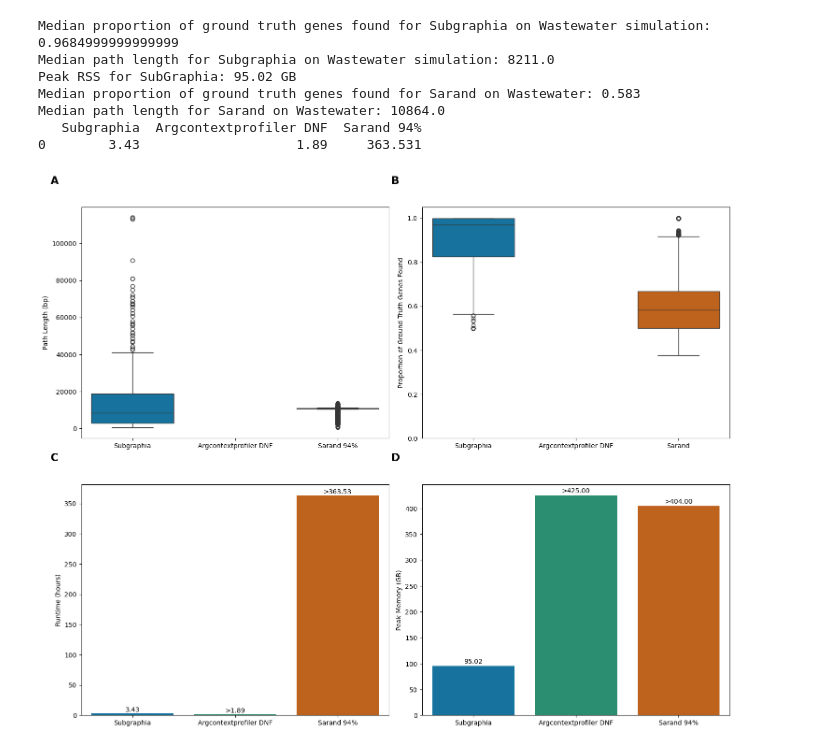
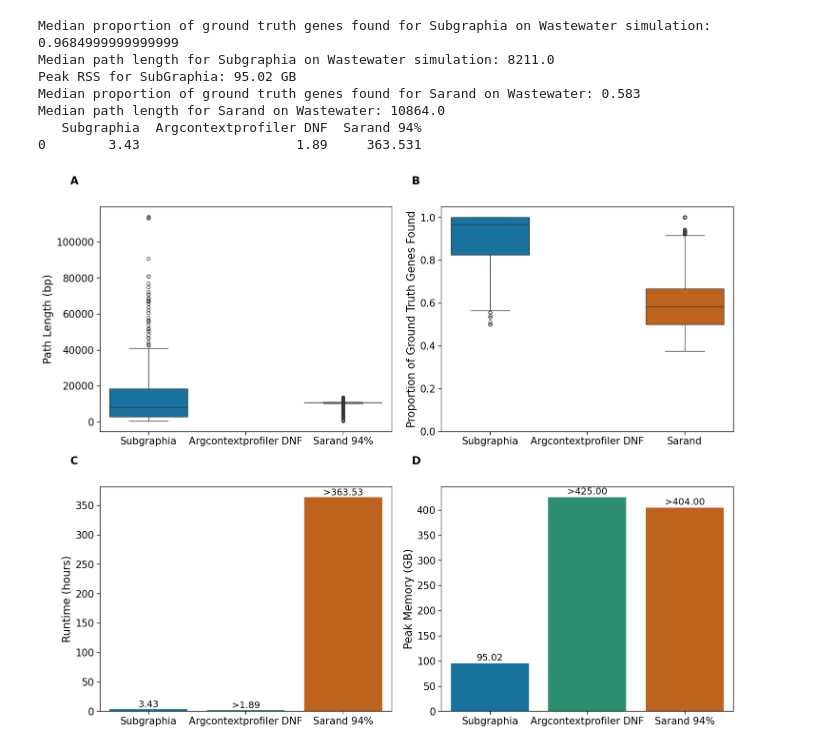
Before and after one commit to maguire-lab/subgraphia_analyses, a Jupyter notebook: benchmarking_fig5/benchmark_figs.ipynb, the cells around one changed output. Cells and saved outputs as stored; diff of their text form; code cells hidden in the pictures.

```diff
--- a/benchmarking_fig5/benchmark_figs.ipynb
+++ b/benchmarking_fig5/benchmark_figs.ipynb
@@ -131,6 +131,7 @@ memory_df = pd.DataFrame({
 })
 
 tool_palette = ['#007bb4ff','#1B9E77FF', '#D95F02FF']
+sns.set_context("paper", font_scale=1.7)
 # create a four panel figure with proportion-query-genes-found, length, runtime and memory, label with A, B, C, D in the top left corner of each panel, and save as a png
 fig, axs = plt.subplots(2, 2, figsize=(15, 12))
 # add labels to each panel
@@ -148,40 +149,40 @@ sns.boxplot(data=length_df, ax=axs[0, 0], palette=tool_palette)
 axs[0, 0].set_xlabel('')
 axs[0, 0].set_ylabel('Path Length (bp)')
 sns.barplot(data=runtime_df, ax=axs[1, 0], palette=tool_palette)
 # add labels to the bars with the runtime values, with ">" for sarand and argcontextprofiler
 for i, v in enumerate(runtime_df.iloc[0]):
     if v == AGCP_time:
-        axs[1, 0].text(i, v + 0.1, f'>{v:.2f}', ha='center', va='bottom', fontsize=10)
+        axs[1, 0].text(i, v + 0.1, f'>{v:.2f}', ha='center', va='bottom', fontsize=14)
     elif v == sar_time:
-        axs[1, 0].text(i, v + 0.1, f'>{v:.2f}', ha='center', va='bottom', fontsize=10)
+        axs[1, 0].text(i, v + 0.1, f'>{v:.2f}', ha='center', va='bottom', fontsize=14)
     else:
-        axs[1, 0].text(i, v + 0.1, f'{v:.2f}', ha='center', va='bottom', fontsize=10)
+        axs[1, 0].text(i, v + 0.1, f'{v:.2f}', ha='center', va='bottom', fontsize=14)
 axs[1, 0].set_xlabel('')
 axs[1, 0].set_ylabel('Runtime (hours)')
 sns.barplot(data=memory_df, ax=axs[1, 1], palette=tool_palette)
 # add labels to the bars with the memory values, with ">" for sarand and argcontextprofiler
 for i, v in enumerate(memory_df.iloc[0]):
     if v == AGCP_mem:
-        axs[1, 1].text(i, v + 2, f'>{v:.2f}', ha='center', va='bottom', fontsize=10)
+        axs[1, 1].text(i, v + 2, f'>{v:.2f}', ha='center', va='bottom', fontsize=14)
     elif v == sar_mem:
-        axs[1, 1].text(i, v + 2, f'>{v:.2f}', ha='center', va='bottom', fontsize=10)
+        axs[1, 1].text(i, v + 2, f'>{v:.2f}', ha='center', va='bottom', fontsize=14)
     else:
-        axs[1, 1].text(i, v + 2, f'{v:.2f}', ha='center', va='bottom', fontsize=10)
+        axs[1, 1].text(i, v + 2, f'{v:.2f}', ha='center', va='bottom', fontsize=14)
 axs[1, 1].set_xlabel('')
 axs[1, 1].set_ylabel('Peak Memory (GB)')
 
 ## save figure
 plt.tight_layout()
 plt.savefig('../figures_tables/figure_5.png', dpi=300)
 # %% [output]
 Median proportion of ground truth genes found for Subgraphia on Wastewater simulation: 0.9684999999999999
 Median path length for Subgraphia on Wastewater simulation: 8211.0
 Peak RSS for SubGraphia: 95.02 GB
 Median proportion of ground truth genes found for Sarand on Wastewater: 0.583
 Median path length for Sarand on Wastewater: 10864.0
    Subgraphia  Argcontextprofiler DNF  Sarand 94%
 0        3.43                    1.89     363.531
-[figure, old version]
+[figure, new version]
 # %%
 import pandas as pd
 import matplotlib.pyplot as plt
```
Also changed, not shown: parts of 1 cell of this notebook, 5 other files.
